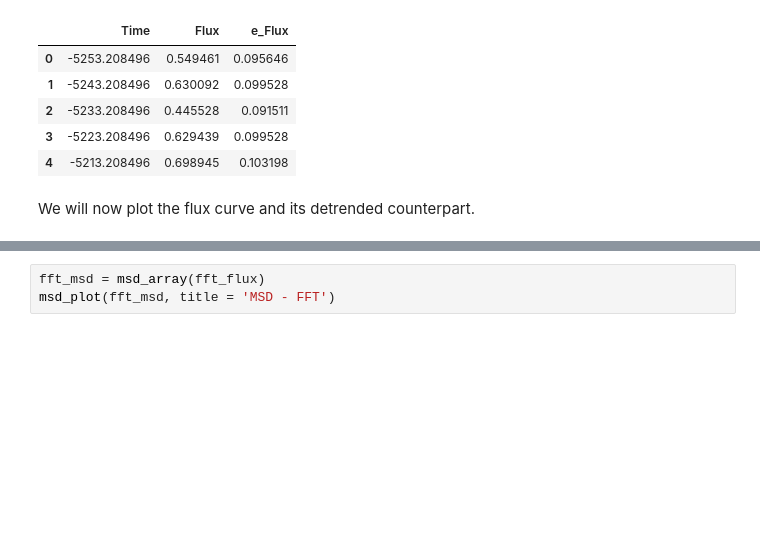
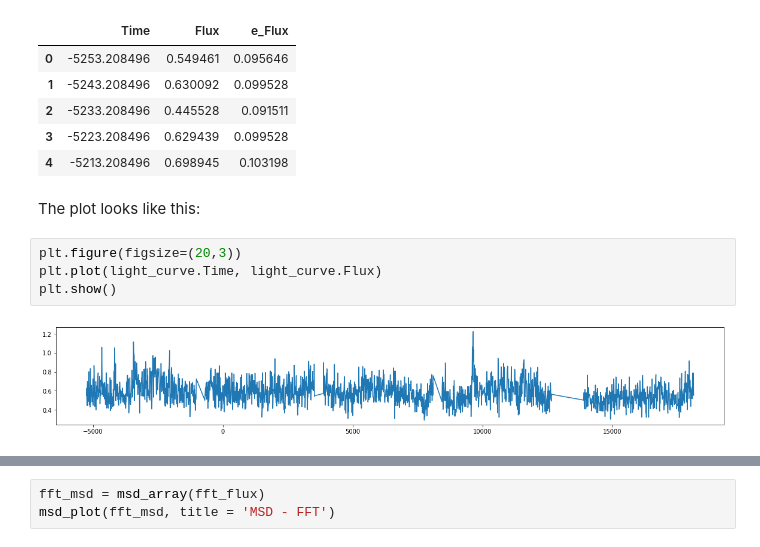
Before and after one commit to xxtofff/Physics-305, a Jupyter notebook: notebooks/light_curves.ipynb, the cells around one changed output, grey strips where cells are left out. Cells and saved outputs as stored; diff of their text form; blank space fills up the shorter version.

```diff
--- a/notebooks/light_curves.ipynb
+++ b/notebooks/light_curves.ipynb
@@ -154,5 +154,11 @@ light_curve.head()
 | 2 | -5233.208496 | 0.445528 | 0.091511 |
 | 3 | -5223.208496 | 0.629439 | 0.099528 |
 | 4 | -5213.208496 | 0.698945 | 0.103198 |
-# %% [markdown]
-We will now plot the flux curve and its detrended counterpart.
+# %% [markdown]
+The plot looks like this:
+# %%
+plt.figure(figsize=(20,3))
+plt.plot(light_curve.Time, light_curve.Flux)
+plt.show()
+# %% [output]
+[figure, added]
```
Also changed, not shown: parts of 9 cells of this notebook.
